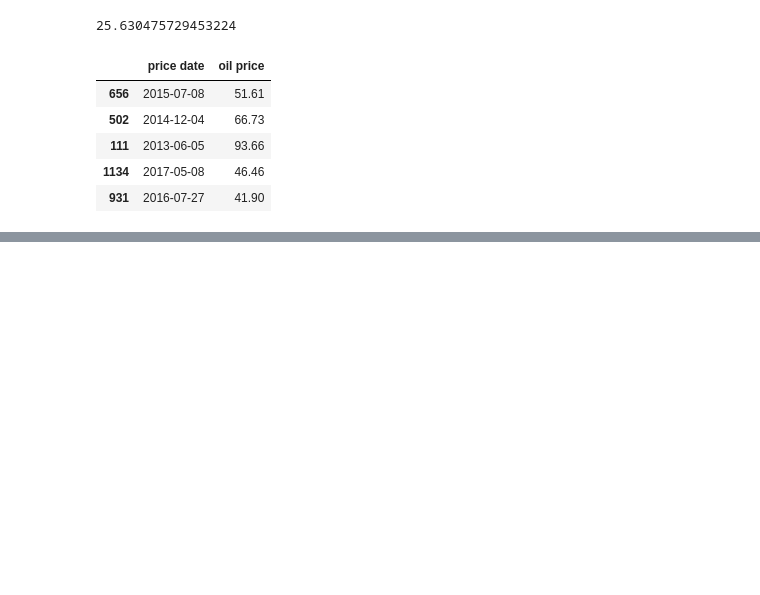
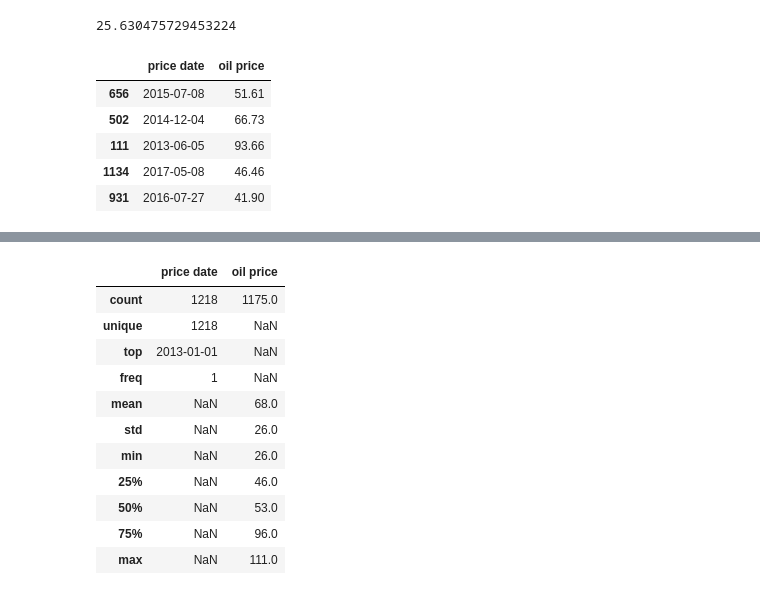
Before and after one commit to maciejsss/data-analysis-pandas, a Jupyter notebook: dataframes.ipynb, the cells around one changed output, grey strips where cells are left out. Cells and saved outputs as stored; diff of their text form; code cells hidden in the pictures; blank space fills up the shorter version.

```diff
--- a/dataframes.ipynb
+++ b/dataframes.ipynb
@@ -139,0 +152,15 @@ oil.sample(5, random_state=12345)
+# %%
+oil.describe(include='all').round()
+# %% [output]
+|  | price date | oil price |
+| count | 1218 | 1175.0 |
+| unique | 1218 | NaN |
+| top | 2013-01-01 | NaN |
+| freq | 1 | NaN |
+| mean | NaN | 68.0 |
+| std | NaN | 26.0 |
+| min | NaN | 26.0 |
+| 25% | NaN | 46.0 |
+| 50% | NaN | 53.0 |
+| 75% | NaN | 96.0 |
+| max | NaN | 111.0 |
```
Also changed, not shown: parts of 2 cells of this notebook, 1 other file.
